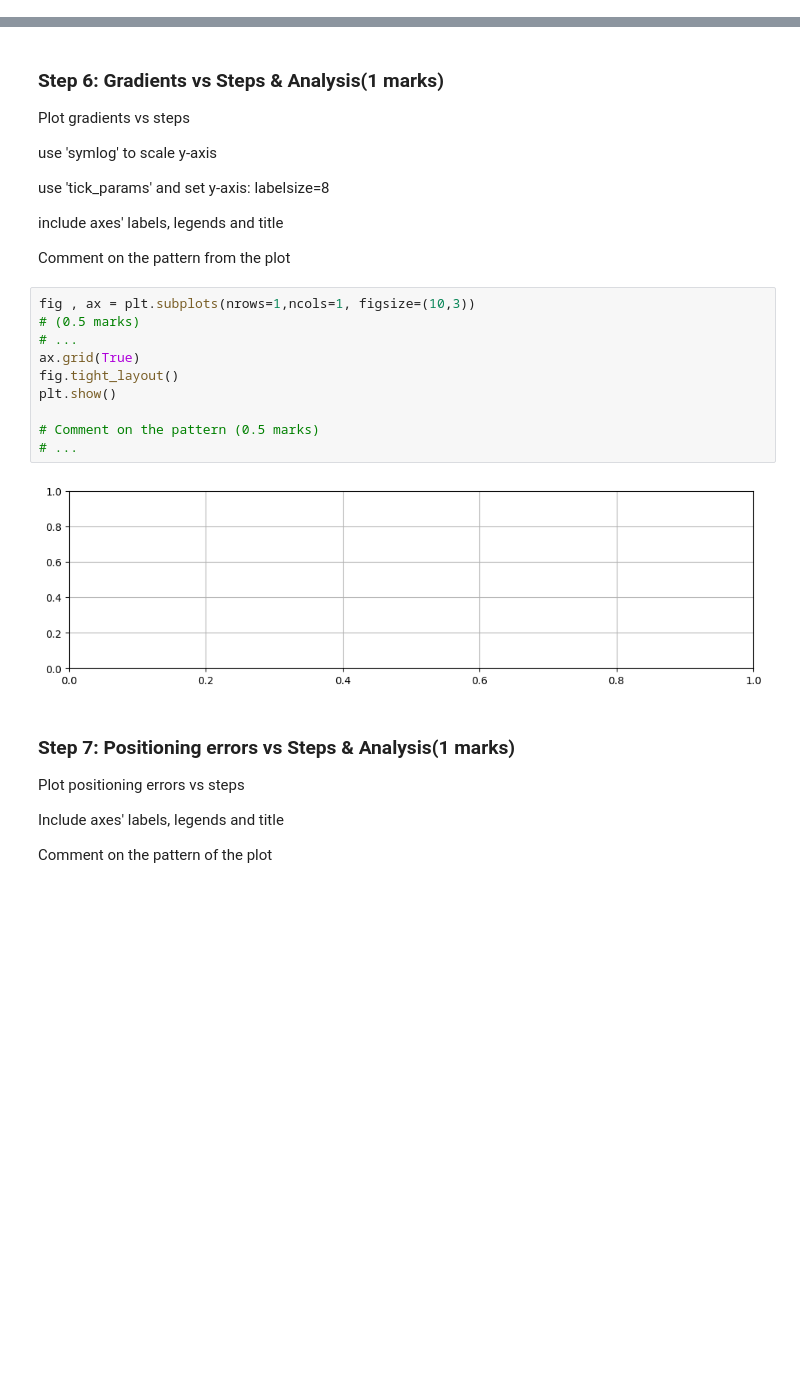
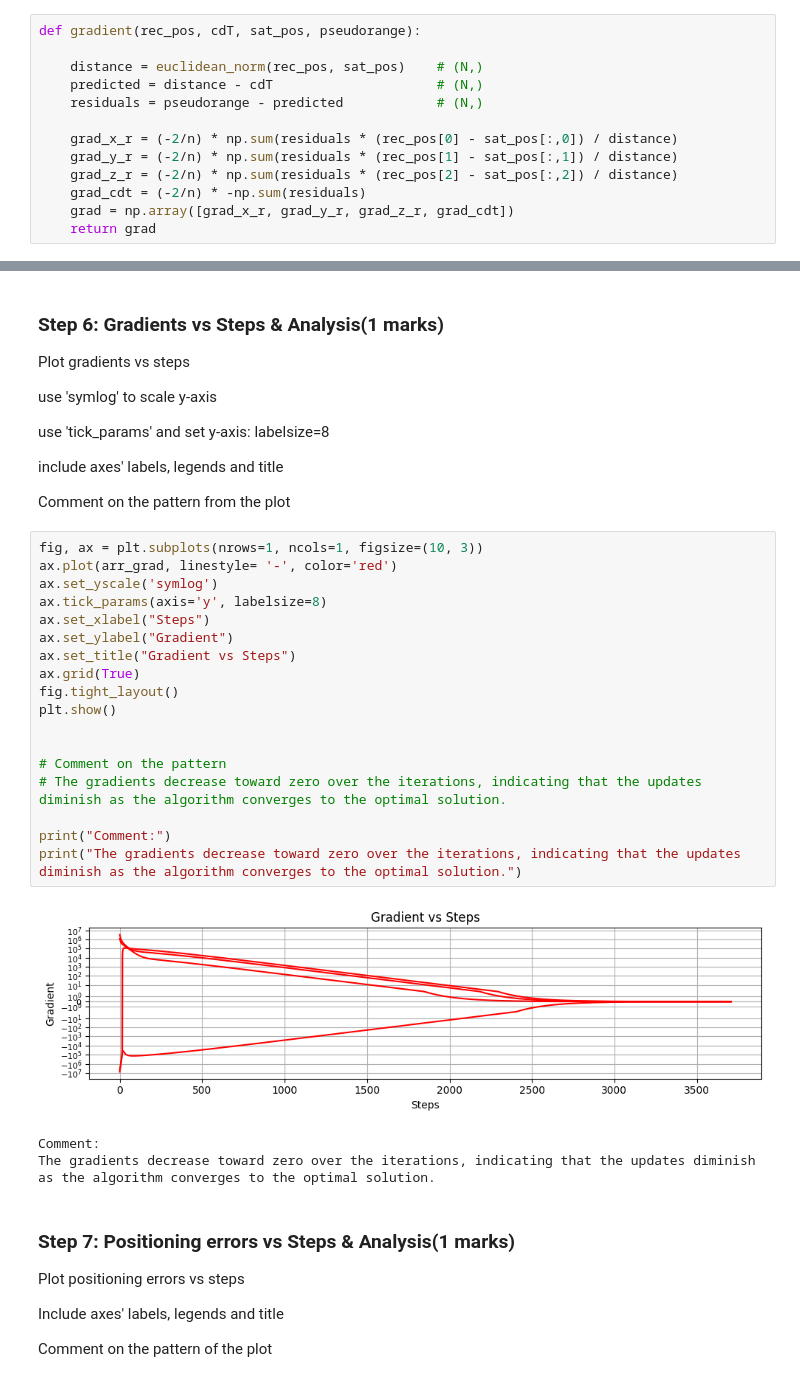
Before and after one commit to AngelicaCasibua/ENGG680_2025_Fall, a Jupyter notebook: Lab_Assignment2/Assignment2_Upload.ipynb, the cells around one changed output, grey strips where cells are left out. Cells and saved outputs as stored; diff of their text form; blank space fills up the shorter version.

```diff
--- a/Lab_Assignment2/Assignment2_Upload.ipynb
+++ b/Lab_Assignment2/Assignment2_Upload.ipynb
@@ -563,3 +516,16 @@ def gradient(rec_pos, cdT, sat_pos, pseudorange):
+# %%
+def gradient(rec_pos, cdT, sat_pos, pseudorange):
+
+    distance = euclidean_norm(rec_pos, sat_pos)    # (N,)
+    predicted = distance - cdT                     # (N,)
+    residuals = pseudorange - predicted            # (N,)
+
+    grad_x_r = (-2/n) * np.sum(residuals * (rec_pos[0] - sat_pos[:,0]) / distance)
+    grad_y_r = (-2/n) * np.sum(residuals * (rec_pos[1] - sat_pos[:,1]) / distance)
+    grad_z_r = (-2/n) * np.sum(residuals * (rec_pos[2] - sat_pos[:,2]) / distance)
+    grad_cdt = (-2/n) * -np.sum(residuals)
+    grad = np.array([grad_x_r, grad_y_r, grad_z_r, grad_cdt])
+    return grad
 # %% [markdown]
 ### Step 3: Gradient Descent Implementation (4 marks)
 Construct the implementation function of gradient descent
@@ -694,18 +663,28 @@ use 'tick_params' and set y-axis: labelsize=8
 include axes' labels, legends and title
 
 Comment on the pattern from the plot
-# %%
-fig , ax = plt.subplots(nrows=1,ncols=1, figsize=(10,3))
-# (0.5 marks)
-# ...
-ax.grid(True)
-fig.tight_layout()
-plt.show()
-
-# Comment on the pattern (0.5 marks)
-# ...
-# %% [output]
-[figure, removed]
+# %%
+fig, ax = plt.subplots(nrows=1, ncols=1, figsize=(10, 3))
+ax.plot(arr_grad, linestyle= '-', color='red')
+ax.set_yscale('symlog')
+ax.tick_params(axis='y', labelsize=8)
+ax.set_xlabel("Steps")
+ax.set_ylabel("Gradient")
+ax.set_title("Gradient vs Steps")
+ax.grid(True)
+fig.tight_layout()
+plt.show()
+
+
+# Comment on the pattern
+# The gradients decrease toward zero over the iterations, indicating that the updates diminish as the algorithm converges to the optimal solution.
+
+print("Comment:")
+print("The gradients decrease toward zero over the iterations, indicating that the updates diminish as the algorithm converges to the optimal solution.")
+# %% [output]
+[figure, added]
+Comment:
+The gradients decrease toward zero over the iterations, indicating that the updates diminish as the algorithm converges to the optimal solution.
 # %% [markdown]
 ### Step 7: Positioning errors vs Steps & Analysis(1 marks)
 Plot positioning errors vs steps
```
Also changed, not shown: parts of 63 cells of this notebook.
